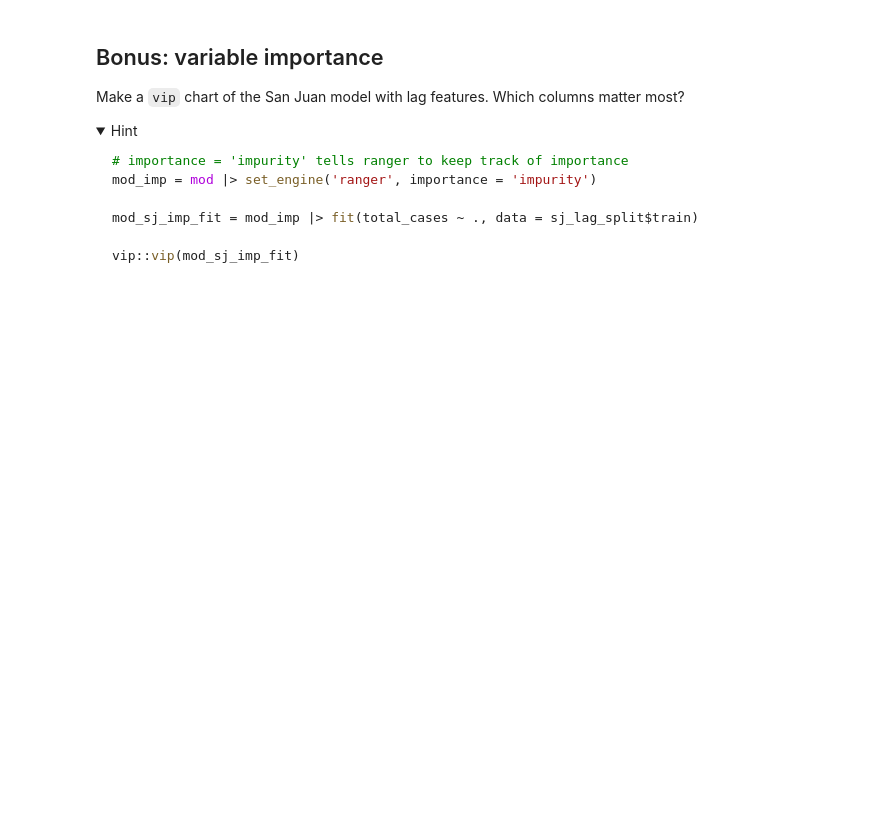
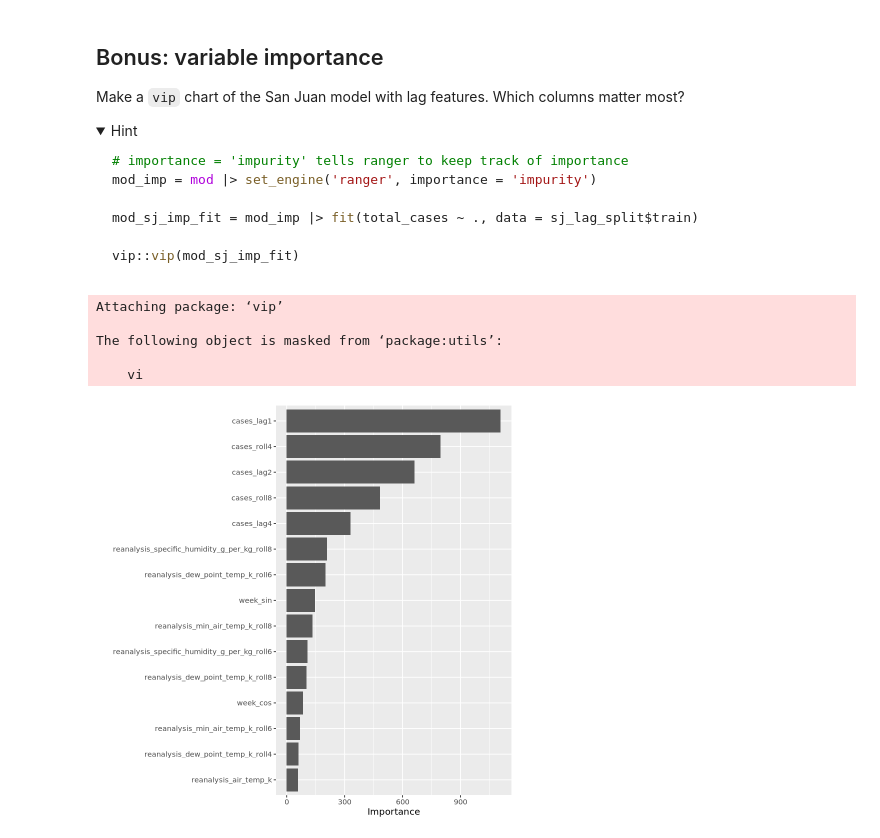
Before and after one commit to jan3zhao/codespace, a Jupyter notebook: exercises/14-dengue-exercise.ipynb, the cells around one changed output. Saved outputs shown, nothing was run; the diff lists cells and outputs as text; code cells hidden in the pictures; folded sections open; blank space fills up the shorter version.

````diff
--- a/exercises/14-dengue-exercise.ipynb
+++ b/exercises/14-dengue-exercise.ipynb
@@ -210,6 +445,44 @@ mod_iq_lag_fit = mod |> fit(total_cases ~ ., data = iq_lag_split$train)
 ```
 
 </details>
+# %%
+lag_formula <- as.formula(
+  paste(
+    "total_cases ~",
+    paste(
+      setdiff(
+        names(lag_features),
+        c("city", "year", "weekofyear",
+          "week_start_date", "total_cases")
+      ),
+      collapse = " + "
+    )
+  )
+)
+
+rf_lag_spec <- rand_forest(
+  trees = 500,
+  mtry = 5,
+  min_n = 5
+) |>
+  set_engine("ranger", importance = "permutation") |>
+  set_mode("regression")
+
+sj_lag_model <- rf_lag_spec |>
+  fit(lag_formula, data = sj_lag_split$train)
+
+iq_lag_model <- rf_lag_spec |>
+  fit(lag_formula, data = iq_lag_split$train)
+
+sj_lag_pred <- predict_city(
+  sj_lag_model, sj_lag_split$test, "sj"
+)
+
+iq_lag_pred <- predict_city(
+  iq_lag_model, iq_lag_split$test, "iq"
+)
+
+lag_pred <- bind_rows(sj_lag_pred, iq_lag_pred)
 # %% [markdown]
 ## 9. Compare the test error (MAE)
 
@@ -271,3 +581,17 @@ vip::vip(mod_sj_imp_fit)
 ```
 
 </details>
+# %%
+library(vip)
+
+vip(
+  extract_fit_engine(sj_lag_model),
+  num_features = 15
+)
+# %% [output]
+Attaching package: ‘vip’
+
+The following object is masked from ‘package:utils’:
+
+    vi
+[figure, added]
````
Also changed, not shown: parts of 11 cells of this notebook, 2 other files.
